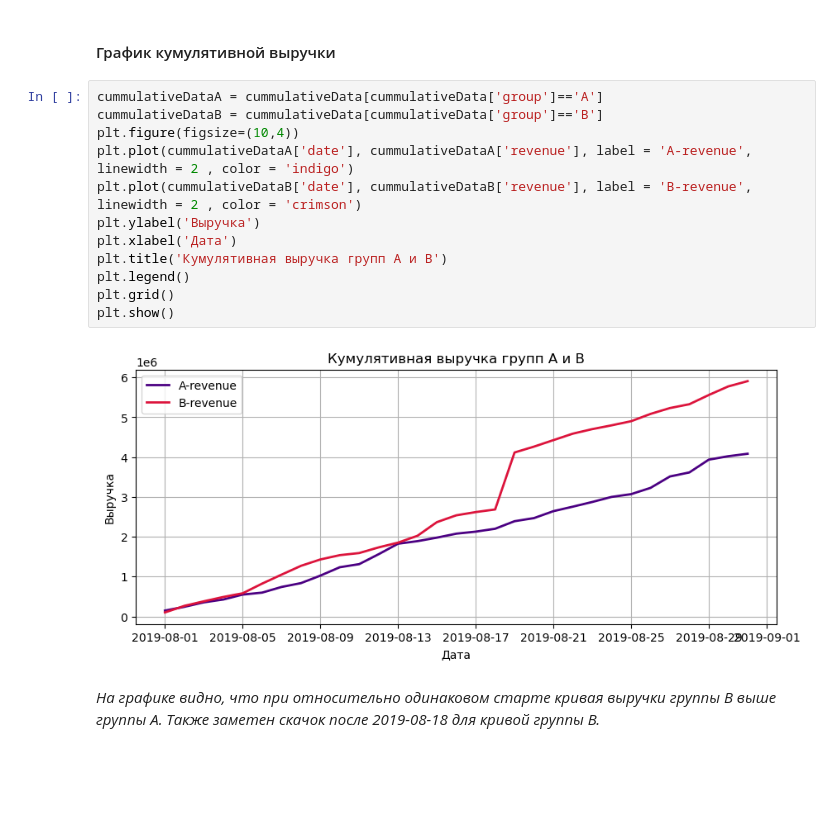
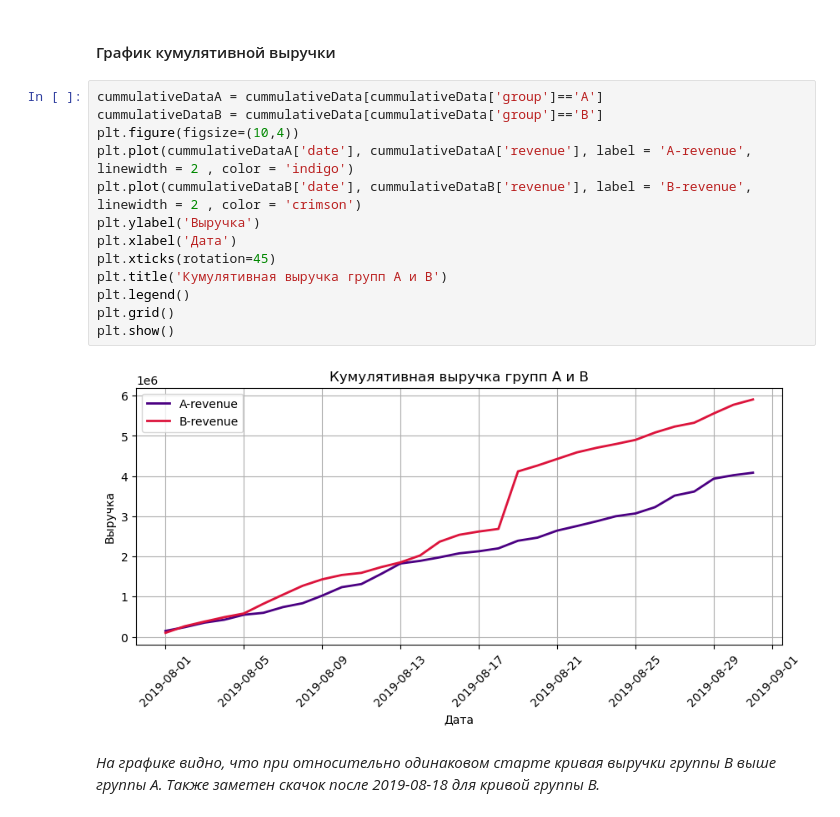
Before and after one commit to Wrynn31/-, a Jupyter notebook: hypothesis testing and ab testing/Приоритезация гипотез и ab тест.ipynb, the cells around one changed output. Drawn from its saved outputs; the diff is of its cells as text; blank space fills up the shorter version.

```diff
--- a/hypothesis testing and ab testing/Приоритезация гипотез и ab тест.ipynb
+++ b/hypothesis testing and ab testing/Приоритезация гипотез и ab тест.ipynb
@@ -277,17 +277,18 @@ cummulativeData.head()
 # %%
 cummulativeDataA = cummulativeData[cummulativeData['group']=='A']
 cummulativeDataB = cummulativeData[cummulativeData['group']=='B']
 plt.figure(figsize=(10,4))
 plt.plot(cummulativeDataA['date'], cummulativeDataA['revenue'], label = 'A-revenue', linewidth = 2 , color = 'indigo')
 plt.plot(cummulativeDataB['date'], cummulativeDataB['revenue'], label = 'B-revenue', linewidth = 2 , color = 'crimson')
 plt.ylabel('Выручка')
 plt.xlabel('Дата')
+plt.xticks(rotation=45)
 plt.title('Кумулятивная выручка групп A и B')
 plt.legend()
 plt.grid()
 plt.show()
 # %% [output]
-[figure, old version]
+[figure, new version]
 # %% [markdown]
 <em> На графике видно, что при относительно одинаковом старте кривая выручки группы B выше группы А. Также заметен скачок после 2019-08-18 для кривой группы B.
 # %% [markdown]
```
Also changed, not shown: parts of 4 cells of this notebook.
